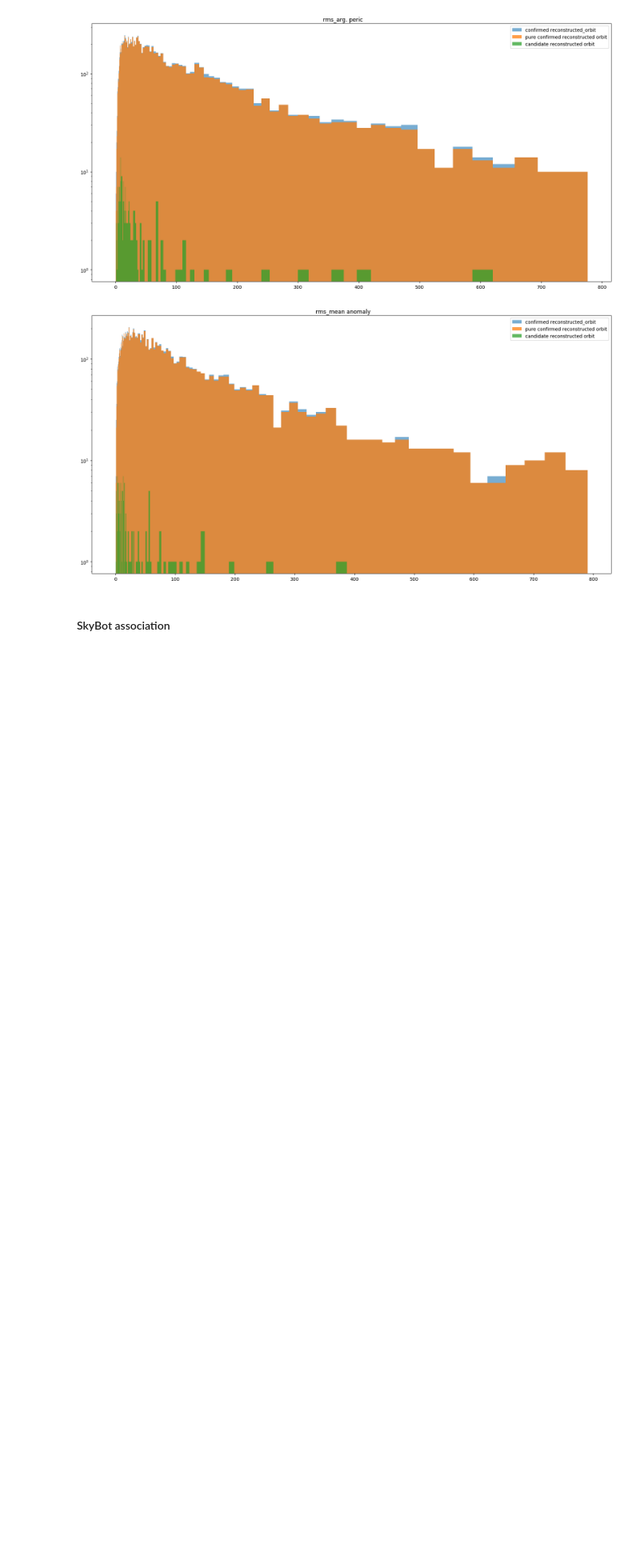
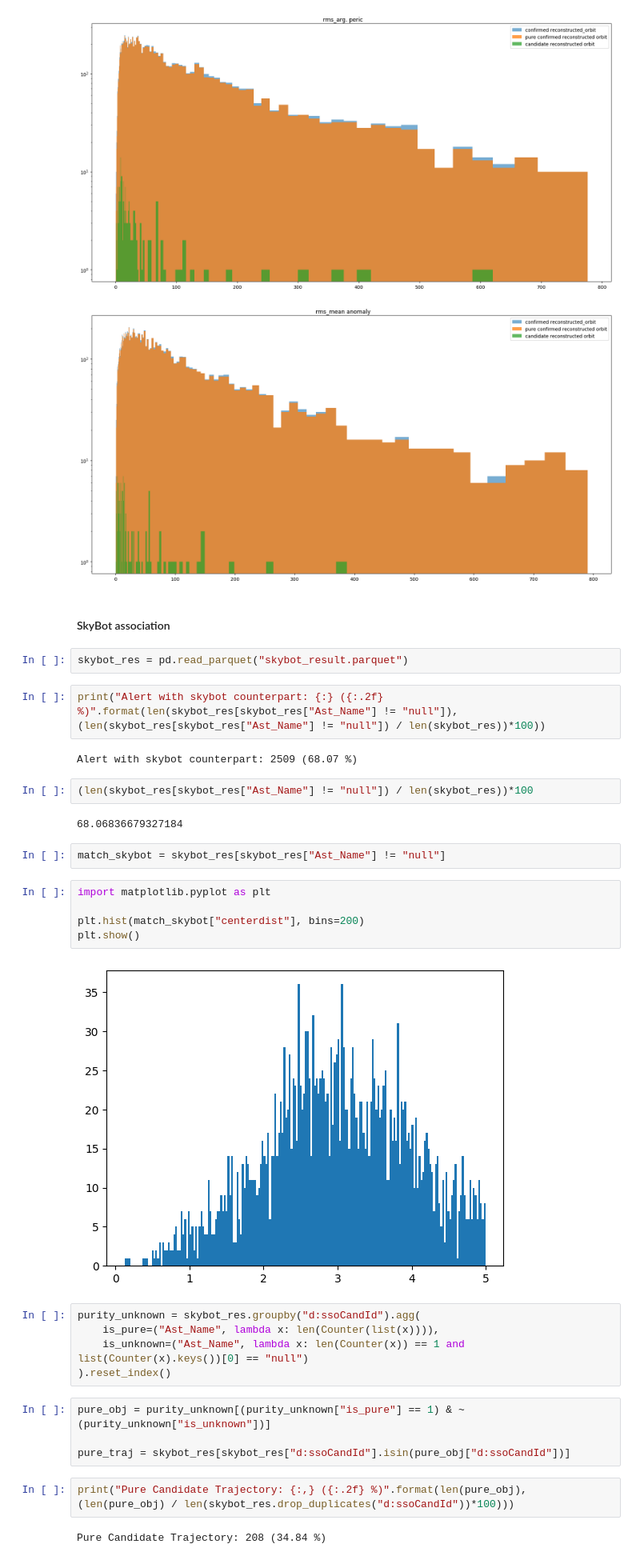
Before and after one commit to FusRoman/fink-fat, a Jupyter notebook: notebook/results_analysis/candidates_fink_fat.ipynb, the cells around one changed output. Shown at 80% size. Cells and saved outputs as stored; diff of their text form; blank space fills up the shorter version.

```diff
--- a/notebook/results_analysis/candidates_fink_fat.ipynb
+++ b/notebook/results_analysis/candidates_fink_fat.ipynb
@@ -149,3 +132,35 @@ u.compare_confirmed_and_candidates_rms(
 [figure]
 # %% [markdown]
 #### SkyBot association
+# %%
+skybot_res = pd.read_parquet("skybot_result.parquet")
+# %%
+print("Alert with skybot counterpart: {:} ({:.2f} %)".format(len(skybot_res[skybot_res["Ast_Name"] != "null"]), (len(skybot_res[skybot_res["Ast_Name"] != "null"]) / len(skybot_res))*100))
+# %% [output]
+Alert with skybot counterpart: 2509 (68.07 %)
+# %%
+(len(skybot_res[skybot_res["Ast_Name"] != "null"]) / len(skybot_res))*100
+# %% [output]
+68.06836679327184
+# %%
+match_skybot = skybot_res[skybot_res["Ast_Name"] != "null"]
+# %%
+import matplotlib.pyplot as plt
+
+plt.hist(match_skybot["centerdist"], bins=200)
+plt.show()
+# %% [output]
+[figure, added]
+# %%
+purity_unknown = skybot_res.groupby("d:ssoCandId").agg(
+    is_pure=("Ast_Name", lambda x: len(Counter(list(x)))),
+    is_unknown=("Ast_Name", lambda x: len(Counter(x)) == 1 and list(Counter(x).keys())[0] == "null")
+).reset_index()
+# %%
+pure_obj = purity_unknown[(purity_unknown["is_pure"] == 1) & ~(purity_unknown["is_unknown"])]
+
+pure_traj = skybot_res[skybot_res["d:ssoCandId"].isin(pure_obj["d:ssoCandId"])]
+# %%
+print("Pure Candidate Trajectory: {:,} ({:.2f} %)".format(len(pure_obj), (len(pure_obj) / len(skybot_res.drop_duplicates("d:ssoCandId"))*100)))
+# %% [output]
+Pure Candidate Trajectory: 208 (34.84 %)
```
Also changed, not shown: parts of 14 cells of this notebook, 3 other files.
